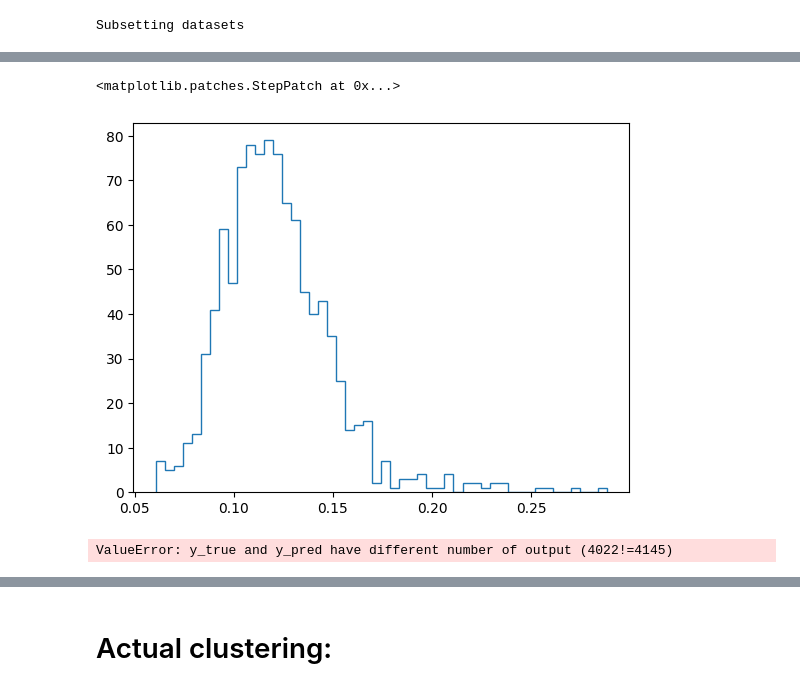
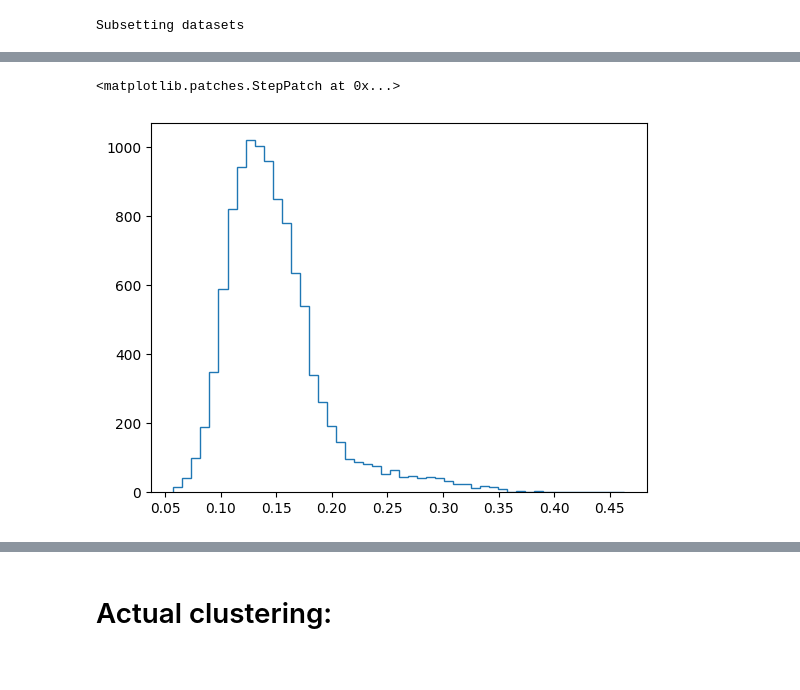
Before and after one commit to GeorgSommerer/bsc_thesis_pGRiNS, a Jupyter notebook: pgrins_cluster_explore.ipynb, the cells around one changed output, grey strips where cells are left out. Saved outputs shown, nothing was run; the diff lists cells and outputs as text; code cells hidden in the pictures.

```diff
--- a/pgrins_cluster_explore.ipynb
+++ b/pgrins_cluster_explore.ipynb
@@ -87,10 +92,10 @@ grins_data=grins_data[:,grins_data.var["pct_dropout_by_counts"]<90]
 #grins_data.obs["perturbation"]="ctrl"
 if adata is not None: # if not none: find common genes again
     print("Subsetting datasets")
-    common_genes = list(set(adata.var_names) & set(grins_data.var_names) & set(rep_data.var_names))
+    common_genes = list(set(adata.var_names) & set(grins_data.var_names) )#& set(rep_data.var_names))
     grins_matrix = grins_data[grins_data.obs["perturbation"]=="ctrl"][:,common_genes].layers["log1p"].todense()
     adata_matrix = adata[adata.obs["perturbation"]=="ctrl"][:,common_genes].layers["log1p"].todense()
-    rep_matrix = rep_data[rep_data.obs["perturbation"]=="ctrl"][:,common_genes].layers["log1p"].todense()
+    #rep_matrix = rep_data[rep_data.obs["perturbation"]=="ctrl"][:,common_genes].layers["log1p"].todense()
 # %% [output]
 Subsetting datasets
 # %%
@@ -100,2 +104,0 @@ rep_mean = np.mean(rep_matrix,axis=0)
-# %%
-adata_mean = np.mean(adata_matrix,axis=0)
@@ -116,13 +294,7 @@ gsubset_mean = np.mean(gsubset,axis=0)
 # %%
 mse_list = [mean_squared_error(np.asarray(adata_matrix[i,:]),np.asarray(adata_mean)) for i in range(adata_matrix.shape[0])]
-tt = np.histogram(mse_list,bins=50)
-plt.stairs(tt[0],tt[1])
+adata_hist = np.histogram(mse_list,bins=100)
+plt.stairs(adata_hist[0],adata_hist[1])
 # %% [output]
 <matplotlib.patches.StepPatch at 0x...>
-[figure, old version]
+[figure, new version]
-# %%
-mse_list = [mean_squared_error(np.asarray(rep_matrix[i,:]),np.asarray(adata_mean)) for i in range(rep_matrix.shape[0])]
-tt = np.histogram(mse_list,bins=50)
-plt.stairs(tt[0],tt[1])
-# %% [output]
-ValueError: y_true and y_pred have different number of output (4022!=4145)
```
Also changed, not shown: parts of 42 cells of this notebook, 4 other files.
